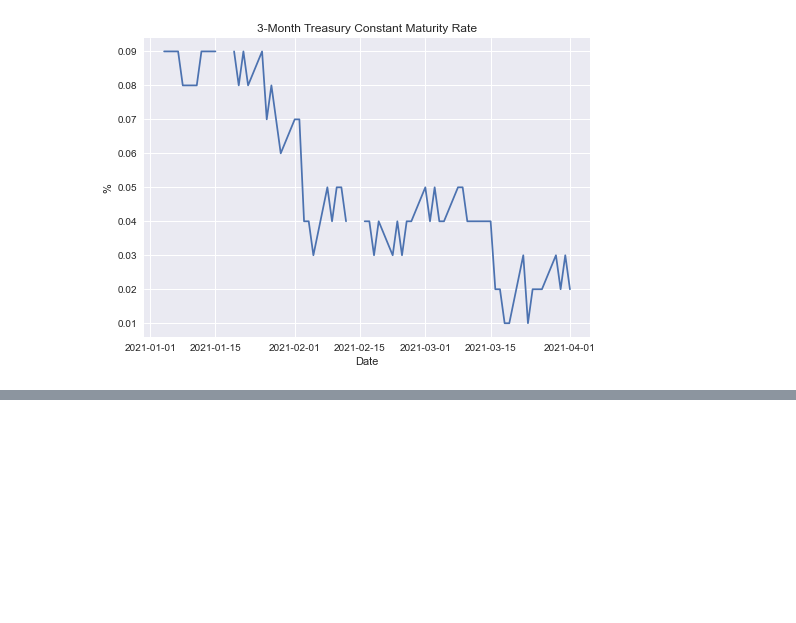
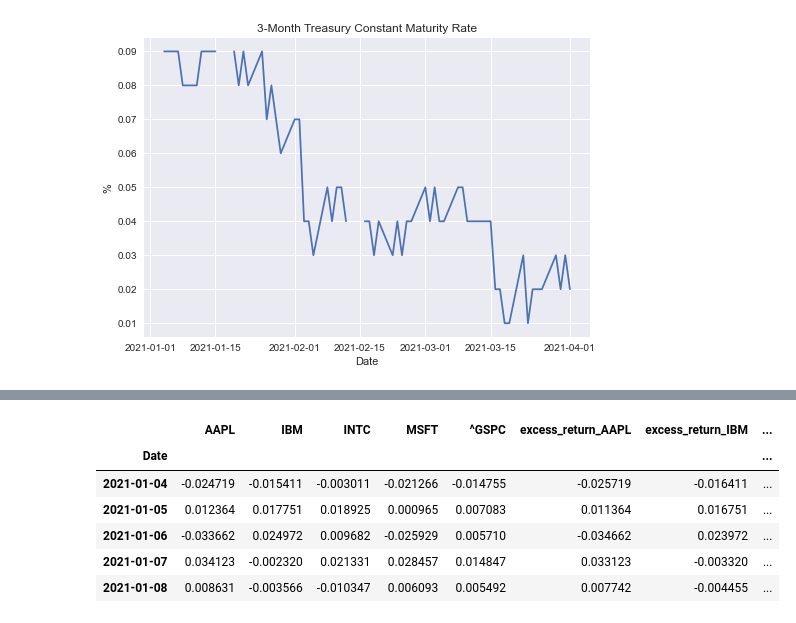
Before and after one commit to ddimucci/Manning_Stocks_Course, a Jupyter notebook: Manning_Live_Project/Manning_Linear_Regression_For_Valuation.ipynb, the cells around one changed output, grey strips where cells are left out. Cells and saved outputs as stored; diff of their text form; code cells hidden in the pictures; blank space fills up the shorter version.

```diff
--- a/Manning_Live_Project/Manning_Linear_Regression_For_Valuation.ipynb
+++ b/Manning_Live_Project/Manning_Linear_Regression_For_Valuation.ipynb
@@ -126,3 +127,9 @@ dtype: float64
 # %%
 # %% [output]
 [figure]
+# %%
+"""Answers from manning"""
+returns = SP_close.pct_change()
+returns.dropna(inplace=True)
+returns.head()
+print(returns)
@@ -128,0 +164,15 @@ dtype: float64
+# %%
+"""Excess returns on a daily basis"""
+stocks = ["AAPL", "IBM", "MSFT", "INTC", "^GSPC"]
+for i in stocks:
+    returns["excess_return_"+str(i)]=returns[i] - rf
+# %%
+returns.head()
+# %% [output]
+|  | AAPL | IBM | INTC | MSFT | ^GSPC | excess_return_AAPL | excess_return_IBM | ... |
+| Date |  |  |  |  |  |  |  | ... |
+| 2021-01-04 | -0.024719 | -0.015411 | -0.003011 | -0.021266 | -0.014755 | -0.025719 | -0.016411 | ... |
+| 2021-01-05 | 0.012364 | 0.017751 | 0.018925 | 0.000965 | 0.007083 | 0.011364 | 0.016751 | ... |
+| 2021-01-06 | -0.033662 | 0.024972 | 0.009682 | -0.025929 | 0.005710 | -0.034662 | 0.023972 | ... |
+| 2021-01-07 | 0.034123 | -0.002320 | 0.021331 | 0.028457 | 0.014847 | 0.033123 | -0.003320 | ... |
+| 2021-01-08 | 0.008631 | -0.003566 | -0.010347 | 0.006093 | 0.005492 | 0.007742 | -0.004455 | ... |
```
Also changed, not shown: parts of 11 cells of this notebook.
